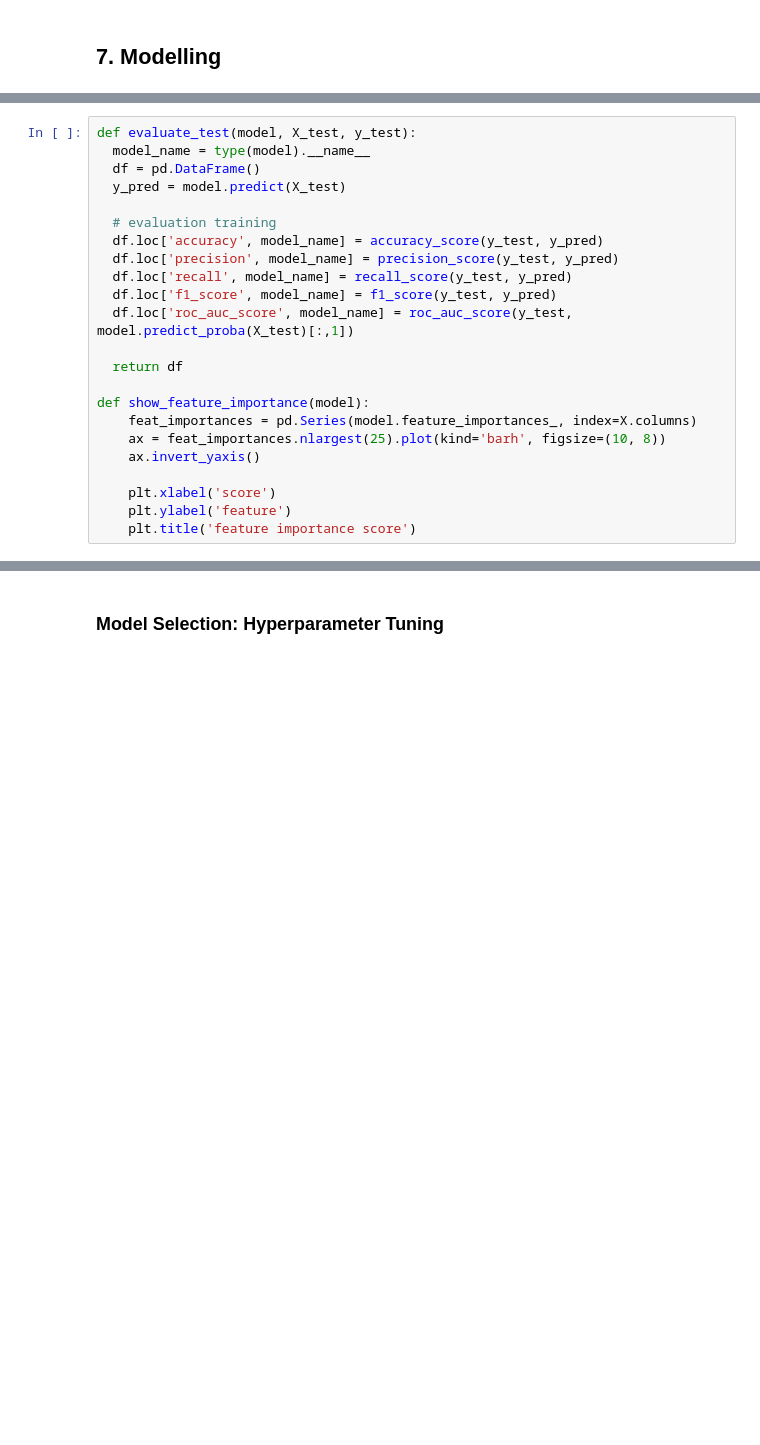
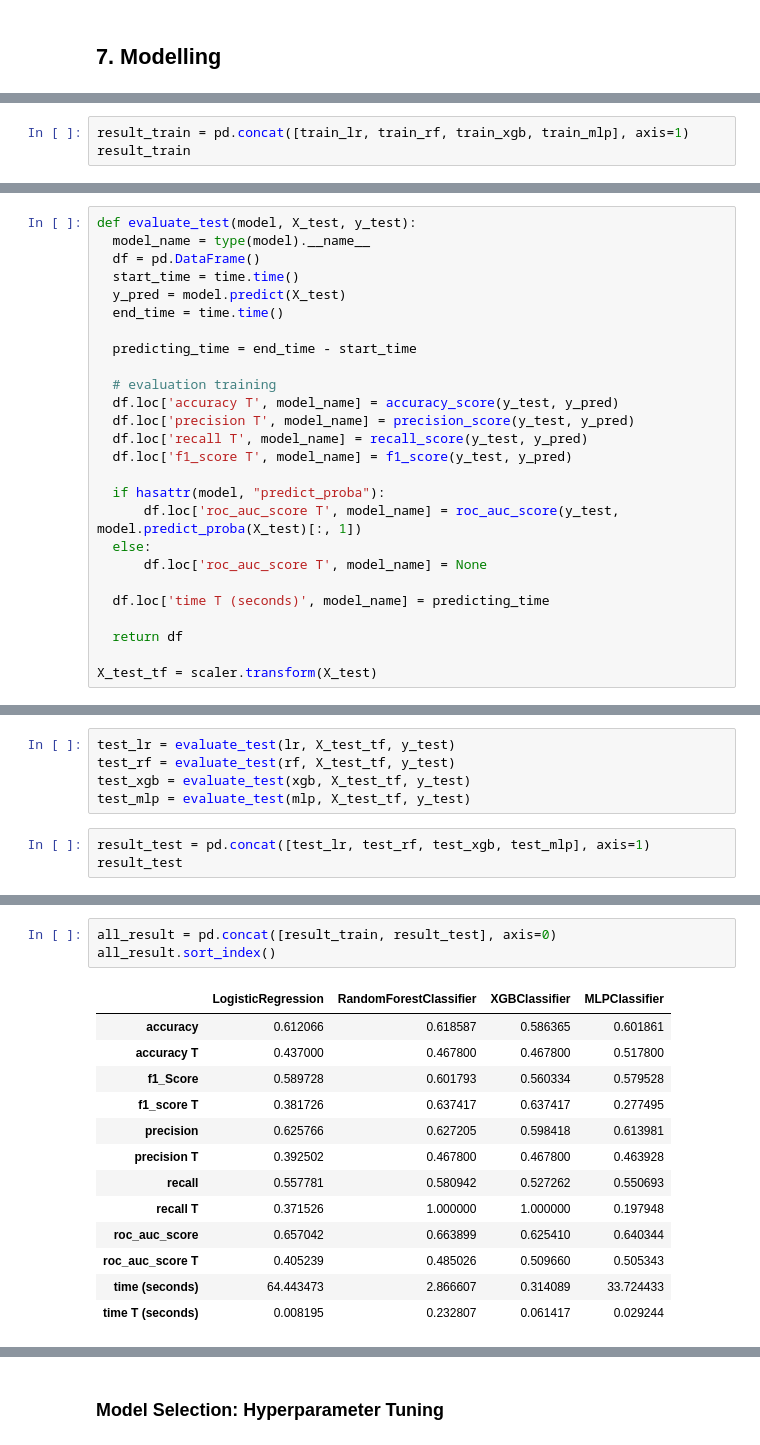
Before and after one commit to mfathul21/hospital-patient-readmissions, a Jupyter notebook: notebook.ipynb, the cells around one changed output, grey strips where cells are left out. Saved outputs shown, nothing was run; the diff lists cells and outputs as text; blank space fills up the shorter version.

```diff
--- a/notebook.ipynb
+++ b/notebook.ipynb
@@ -738,0 +753,3 @@ We can get the feature importance from Gradient Boosting Classifier using the fo
+# %%
+result_train = pd.concat([train_lr, train_rf, train_xgb, train_mlp], axis=1)
+result_train
@@ -740,22 +765,25 @@ We can get the feature importance from Gradient Boosting Classifier using the fo
 def evaluate_test(model, X_test, y_test):
   model_name = type(model).__name__
   df = pd.DataFrame()
+  start_time = time.time()
   y_pred = model.predict(X_test)
+  end_time = time.time()
+
+  predicting_time = end_time - start_time
 
   # evaluation training
-  df.loc['accuracy', model_name] = accuracy_score(y_test, y_pred)
-  df.loc['precision', model_name] = precision_score(y_test, y_pred)
-  df.loc['recall', model_name] = recall_score(y_test, y_pred)
-  df.loc['f1_score', model_name] = f1_score(y_test, y_pred)
-  df.loc['roc_auc_score', model_name] = roc_auc_score(y_test, model.predict_proba(X_test)[:,1])
+  df.loc['accuracy T', model_name] = accuracy_score(y_test, y_pred)
+  df.loc['precision T', model_name] = precision_score(y_test, y_pred)
+  df.loc['recall T', model_name] = recall_score(y_test, y_pred)
+  df.loc['f1_score T', model_name] = f1_score(y_test, y_pred)
+
+  if hasattr(model, "predict_proba"):
+      df.loc['roc_auc_score T', model_name] = roc_auc_score(y_test, model.predict_proba(X_test)[:, 1])
+  else:
+      df.loc['roc_auc_score T', model_name] = None
+
+  df.loc['time T (seconds)', model_name] = predicting_time
 
   return df
 
-def show_feature_importance(model):
-    feat_importances = pd.Series(model.feature_importances_, index=X.columns)
-    ax = feat_importances.nlargest(25).plot(kind='barh', figsize=(10, 8))
-    ax.invert_yaxis()
-
-    plt.xlabel('score')
-    plt.ylabel('feature')
-    plt.title('feature importance score')
+X_test_tf = scaler.transform(X_test)
@@ -821,0 +790,8 @@ X_test_tf_top = scaler.transform(X_test_top)
+# %%
+test_lr = evaluate_test(lr, X_test_tf, y_test)
+test_rf = evaluate_test(rf, X_test_tf, y_test)
+test_xgb = evaluate_test(xgb, X_test_tf, y_test)
+test_mlp = evaluate_test(mlp, X_test_tf, y_test)
+# %%
+result_test = pd.concat([test_lr, test_rf, test_xgb, test_mlp], axis=1)
+result_test
@@ -821,0 +859,17 @@ X_test_tf_top = scaler.transform(X_test_top)
+# %%
+all_result = pd.concat([result_train, result_test], axis=0)
+all_result.sort_index()
+# %% [output]
+|  | LogisticRegression | RandomForestClassifier | XGBClassifier | MLPClassifier |
+| accuracy | 0.612066 | 0.618587 | 0.586365 | 0.601861 |
+| accuracy T | 0.437000 | 0.467800 | 0.467800 | 0.517800 |
+| f1_Score | 0.589728 | 0.601793 | 0.560334 | 0.579528 |
+| f1_score T | 0.381726 | 0.637417 | 0.637417 | 0.277495 |
+| precision | 0.625766 | 0.627205 | 0.598418 | 0.613981 |
+| precision T | 0.392502 | 0.467800 | 0.467800 | 0.463928 |
+| recall | 0.557781 | 0.580942 | 0.527262 | 0.550693 |
+| recall T | 0.371526 | 1.000000 | 1.000000 | 0.197948 |
+| roc_auc_score | 0.657042 | 0.663899 | 0.625410 | 0.640344 |
+| roc_auc_score T | 0.405239 | 0.485026 | 0.509660 | 0.505343 |
+| time (seconds) | 64.443473 | 2.866607 | 0.314089 | 33.724433 |
+| time T (seconds) | 0.008195 | 0.232807 | 0.061417 | 0.029244 |
```
Also changed, not shown: parts of 69 cells of this notebook.
